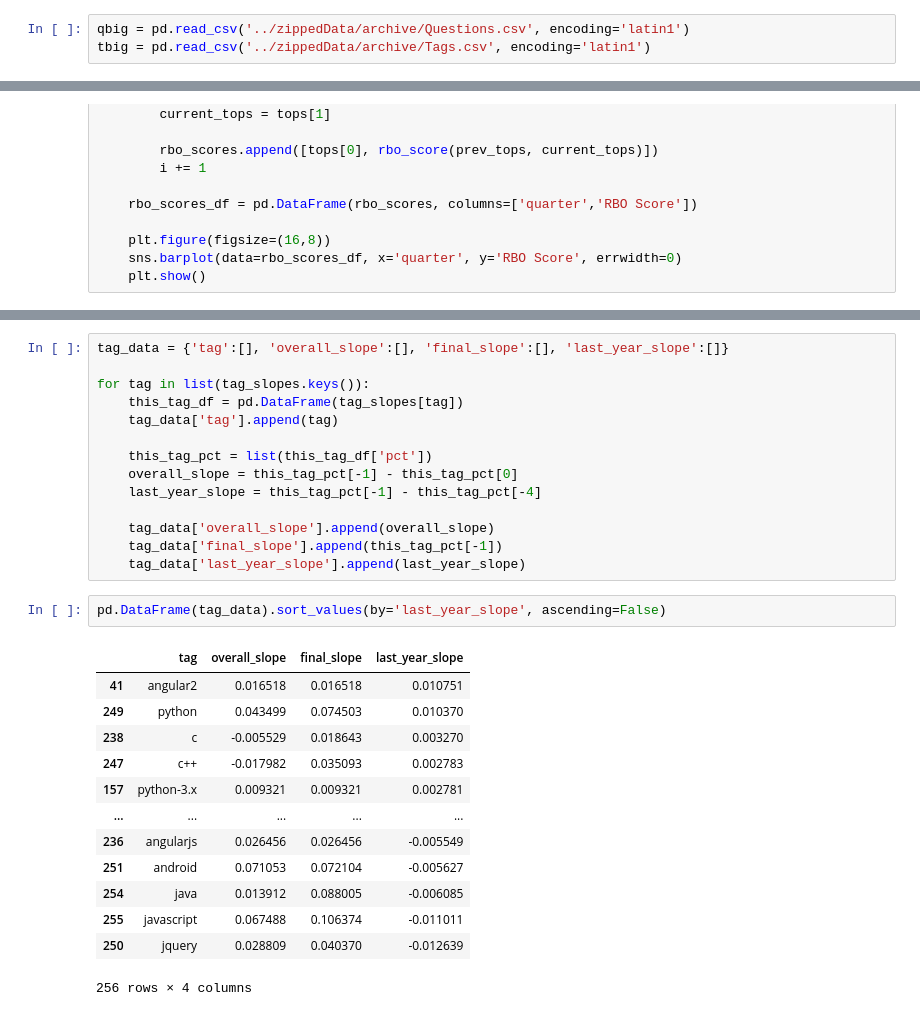
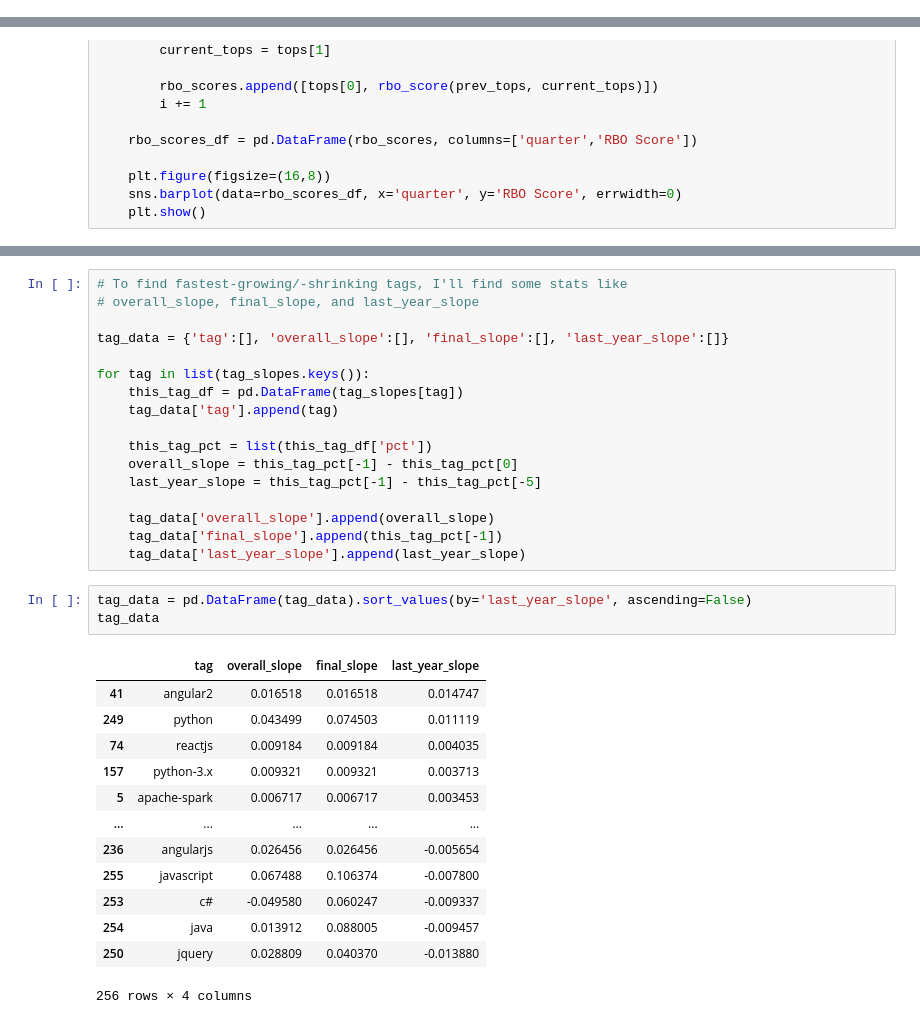
Before and after one commit to willcd/module5-project, a Jupyter notebook: code/eda_notebook.ipynb, the cells around one changed output, grey strips where cells are left out. Cells and saved outputs as stored; diff of their text form.

```diff
--- a/code/eda_notebook.ipynb
+++ b/code/eda_notebook.ipynb
@@ -497,3 +498,0 @@ ax.set_ylabel('Percentage');
-# %%
-qbig = pd.read_csv('../zippedData/archive/Questions.csv', encoding='latin1')
-tbig = pd.read_csv('../zippedData/archive/Tags.csv', encoding='latin1')
@@ -760,4 +782,7 @@ list(js_df['pct'])[-1] - list(js_df['pct'])[0]
 # %%
+# To find fastest-growing/-shrinking tags, I'll find some stats like
+# overall_slope, final_slope, and last_year_slope
+
 tag_data = {'tag':[], 'overall_slope':[], 'final_slope':[], 'last_year_slope':[]}
 
 for tag in list(tag_slopes.keys()):
@@ -766,24 +791,25 @@ for tag in list(tag_slopes.keys()):
 
     this_tag_pct = list(this_tag_df['pct'])
     overall_slope = this_tag_pct[-1] - this_tag_pct[0]
-    last_year_slope = this_tag_pct[-1] - this_tag_pct[-4]
+    last_year_slope = this_tag_pct[-1] - this_tag_pct[-5]
 
     tag_data['overall_slope'].append(overall_slope)
     tag_data['final_slope'].append(this_tag_pct[-1])
     tag_data['last_year_slope'].append(last_year_slope)
 # %%
-pd.DataFrame(tag_data).sort_values(by='last_year_slope', ascending=False)
+tag_data = pd.DataFrame(tag_data).sort_values(by='last_year_slope', ascending=False)
+tag_data
 # %% [output]
 |  | tag | overall_slope | final_slope | last_year_slope |
-| 41 | angular2 | 0.016518 | 0.016518 | 0.010751 |
-| 249 | python | 0.043499 | 0.074503 | 0.010370 |
-| 238 | c | -0.005529 | 0.018643 | 0.003270 |
-| 247 | c++ | -0.017982 | 0.035093 | 0.002783 |
-| 157 | python-3.x | 0.009321 | 0.009321 | 0.002781 |
+| 41 | angular2 | 0.016518 | 0.016518 | 0.014747 |
+| 249 | python | 0.043499 | 0.074503 | 0.011119 |
+| 74 | reactjs | 0.009184 | 0.009184 | 0.004035 |
+| 157 | python-3.x | 0.009321 | 0.009321 | 0.003713 |
+| 5 | apache-spark | 0.006717 | 0.006717 | 0.003453 |
 | ... | ... | ... | ... | ... |
-| 236 | angularjs | 0.026456 | 0.026456 | -0.005549 |
-| 251 | android | 0.071053 | 0.072104 | -0.005627 |
-| 254 | java | 0.013912 | 0.088005 | -0.006085 |
-| 255 | javascript | 0.067488 | 0.106374 | -0.011011 |
-| 250 | jquery | 0.028809 | 0.040370 | -0.012639 |
+| 236 | angularjs | 0.026456 | 0.026456 | -0.005654 |
+| 255 | javascript | 0.067488 | 0.106374 | -0.007800 |
+| 253 | c# | -0.049580 | 0.060247 | -0.009337 |
+| 254 | java | 0.013912 | 0.088005 | -0.009457 |
+| 250 | jquery | 0.028809 | 0.040370 | -0.013880 |
 256 rows × 4 columns
```
Also changed, not shown: parts of 118 cells of this notebook, 32 other files.
